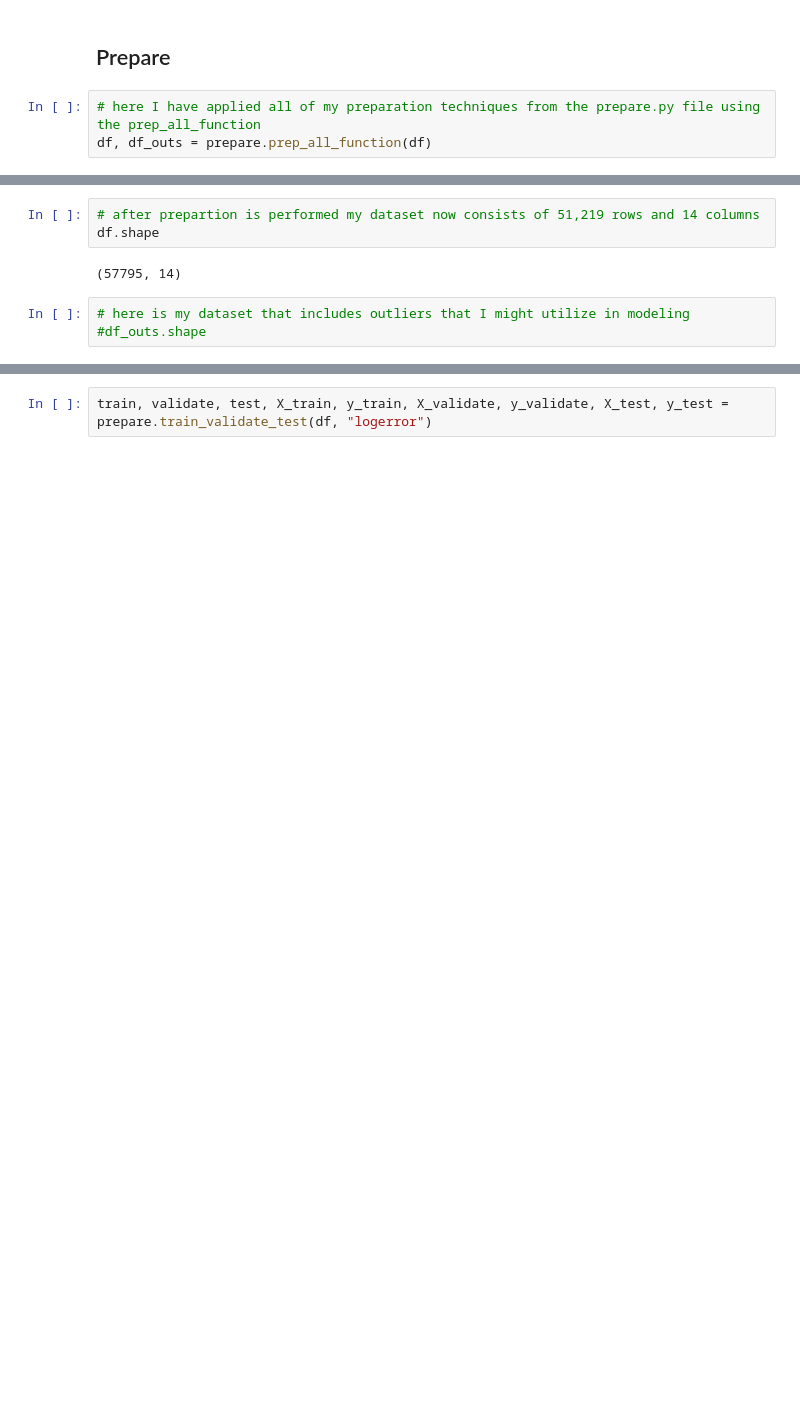
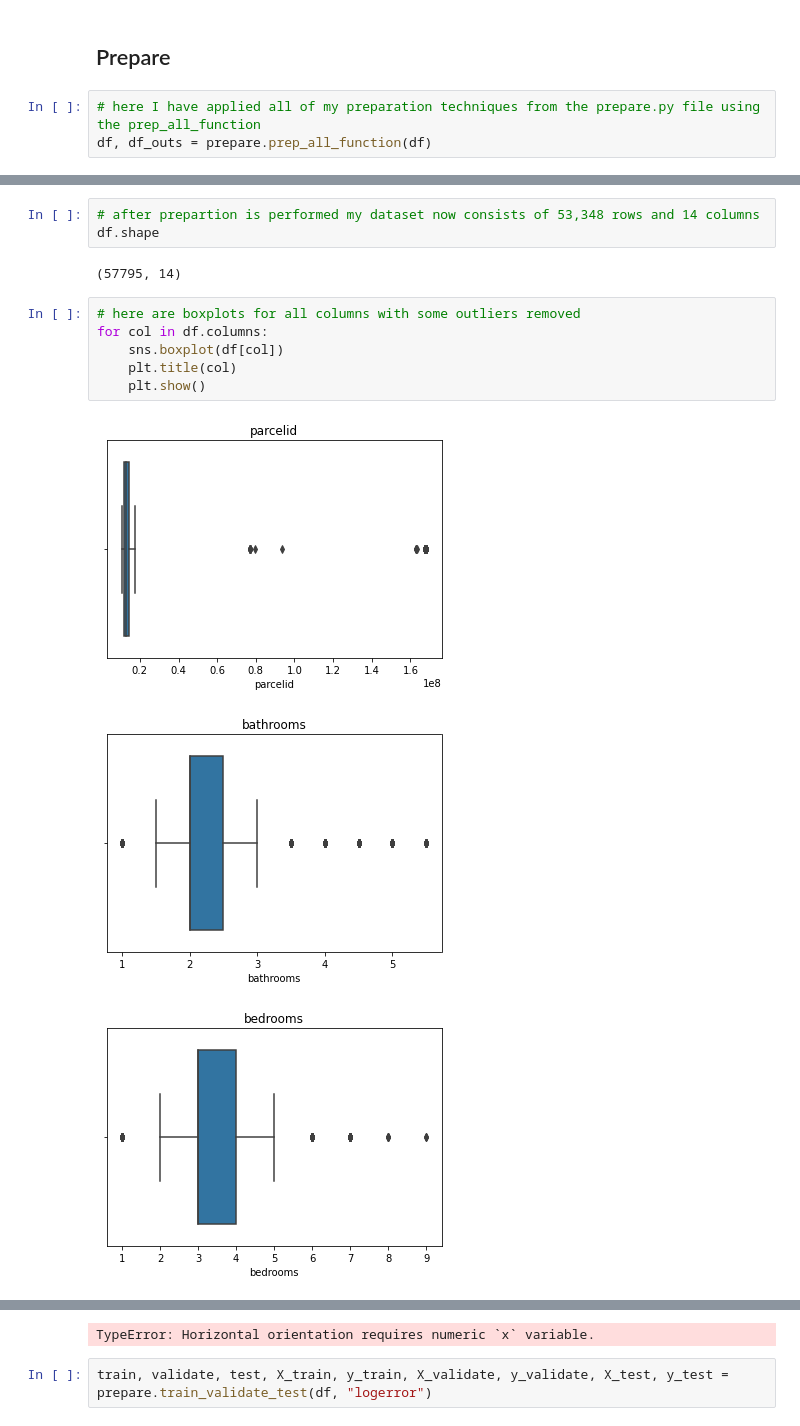
Before and after one commit to SLawsonWoods/clustering_zillow, a Jupyter notebook: final_notebook.ipynb, the cells around one changed output, grey strips where cells are left out. Cells and saved outputs as stored; diff of their text form; blank space fills up the shorter version.

```diff
--- a/final_notebook.ipynb
+++ b/final_notebook.ipynb
@@ -69,8 +102,15 @@ With my prep_all_function started by summarizing the dataset, next I chose the n
 # %%
-# after prepartion is performed my dataset now consists of 51,219 rows and 14 columns
+# after prepartion is performed my dataset now consists of 53,348 rows and 14 columns
 df.shape
 # %% [output]
 (57795, 14)
-# %%
-# here is my dataset that includes outliers that I might utilize in modeling
-#df_outs.shape
+# %%
+# here are boxplots for all columns with some outliers removed
+for col in df.columns:
+    sns.boxplot(df[col])
+    plt.title(col)
+    plt.show()
+# %% [output]
+[figure, added]
+[figure, added]
+[figure, added]
@@ -77,2 +126,3 @@ df.shape
+TypeError: Horizontal orientation requires numeric `x` variable.
 # %%
 train, validate, test, X_train, y_train, X_validate, y_validate, X_test, y_test = prepare.train_validate_test(df, "logerror")
```
Also changed, not shown: parts of 56 cells of this notebook, 1 other file.
